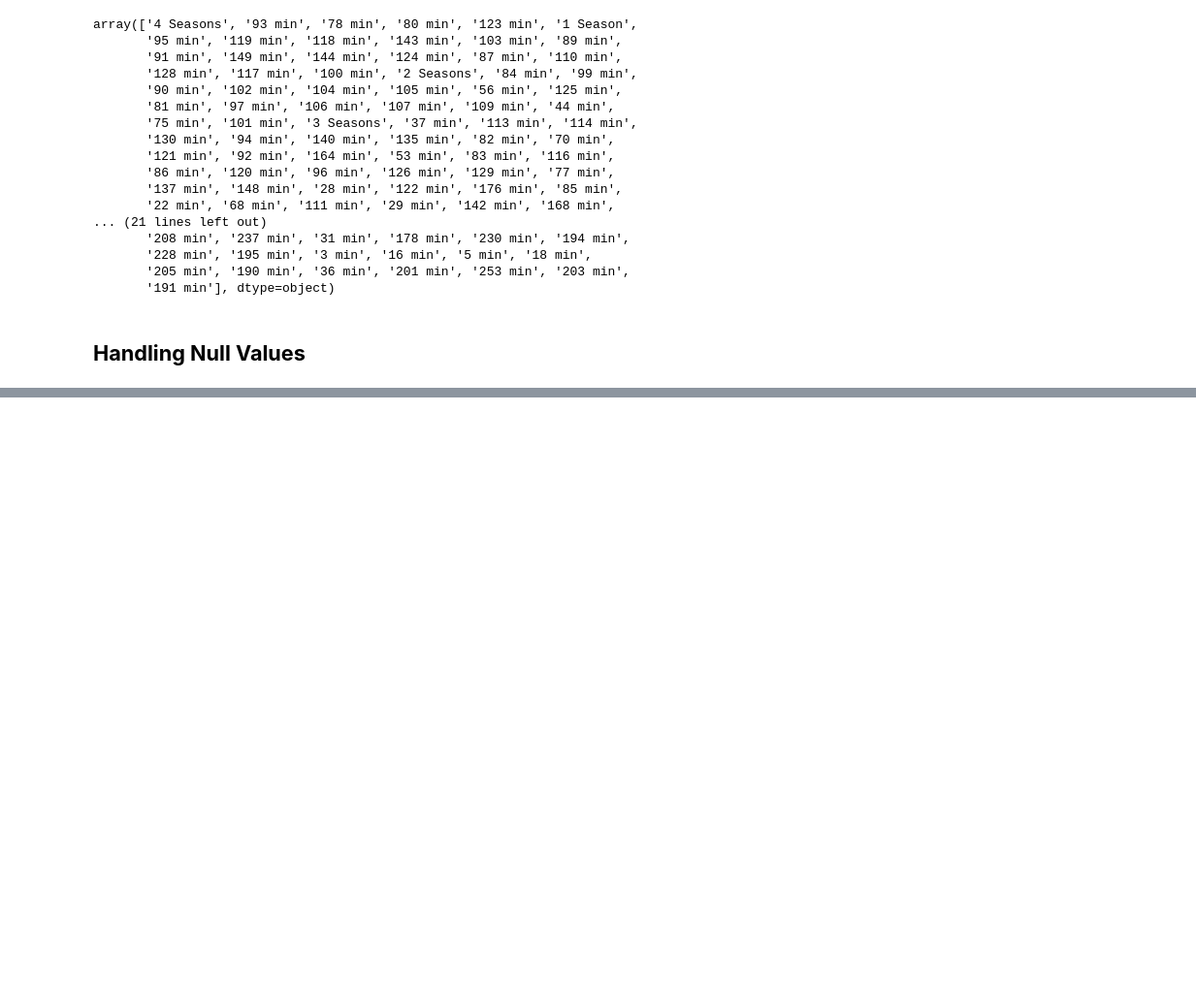
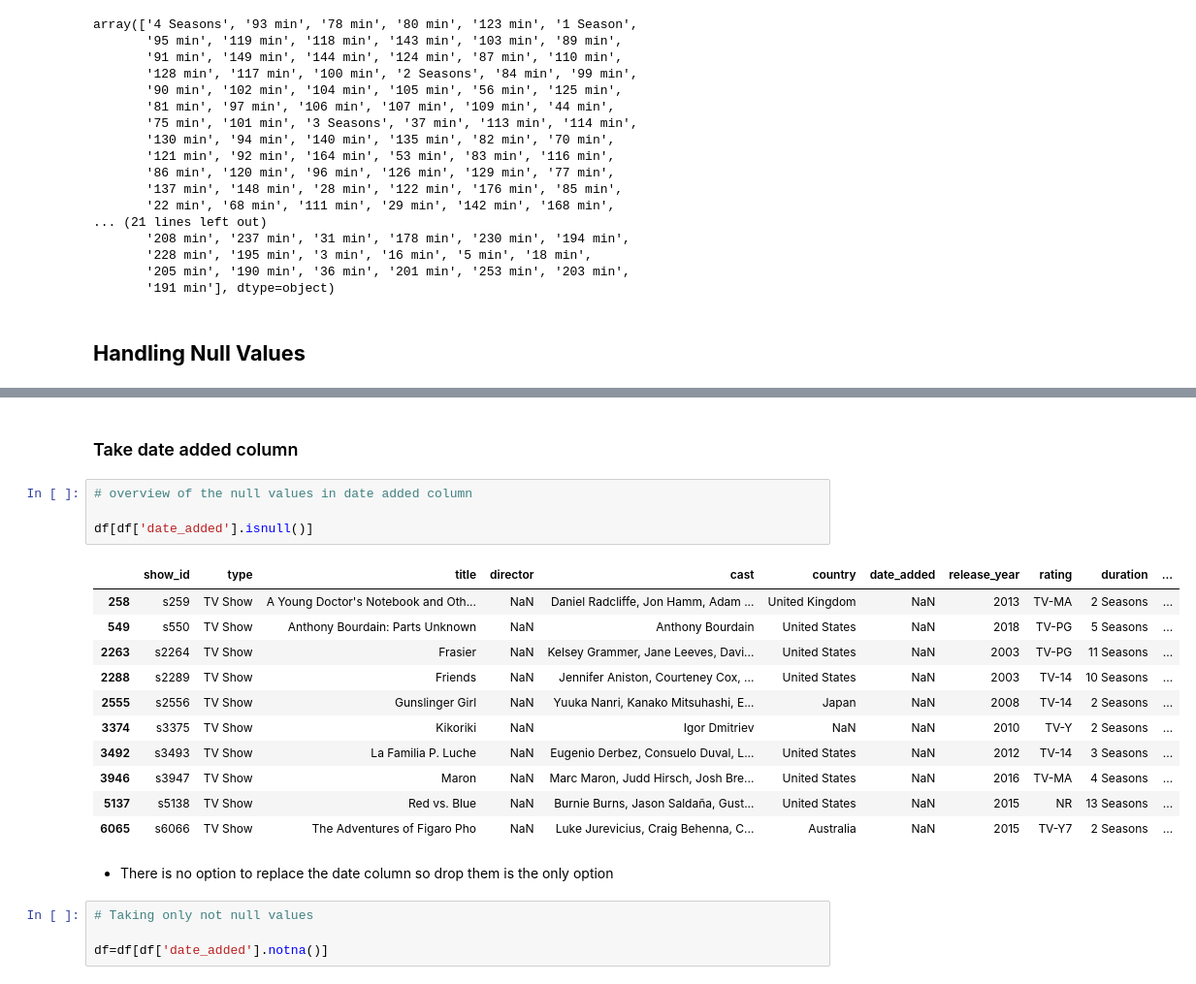
Before and after one commit to tarun422/Netflix-DataSet-Clustring, a Jupyter notebook: Netflix_Clustring.ipynb, the cells around one changed output, grey strips where cells are left out. Shown at 97% size. Saved outputs shown, nothing was run; the diff lists cells and outputs as text; blank space fills up the shorter version.

```diff
--- a/Netflix_Clustring.ipynb
+++ b/Netflix_Clustring.ipynb
@@ -478,0 +526,24 @@ df[df['rating'].isnull()]
+# %% [markdown]
+### Take date added column
+# %%
+# overview of the null values in date added column
+
+df[df['date_added'].isnull()]
+# %% [output]
+|  | show_id | type | title | director | cast | country | date_added | release_year | rating | duration | ... |
+| 258 | s259 | TV Show | A Young Doctor's Notebook and Oth... | NaN | Daniel Radcliffe, Jon Hamm, Adam ... | United Kingdom | NaN | 2013 | TV-MA | 2 Seasons | ... |
+| 549 | s550 | TV Show | Anthony Bourdain: Parts Unknown | NaN | Anthony Bourdain | United States | NaN | 2018 | TV-PG | 5 Seasons | ... |
+| 2263 | s2264 | TV Show | Frasier | NaN | Kelsey Grammer, Jane Leeves, Davi... | United States | NaN | 2003 | TV-PG | 11 Seasons | ... |
+| 2288 | s2289 | TV Show | Friends | NaN | Jennifer Aniston, Courteney Cox, ... | United States | NaN | 2003 | TV-14 | 10 Seasons | ... |
+| 2555 | s2556 | TV Show | Gunslinger Girl | NaN | Yuuka Nanri, Kanako Mitsuhashi, E... | Japan | NaN | 2008 | TV-14 | 2 Seasons | ... |
+| 3374 | s3375 | TV Show | Kikoriki | NaN | Igor Dmitriev | NaN | NaN | 2010 | TV-Y | 2 Seasons | ... |
+| 3492 | s3493 | TV Show | La Familia P. Luche | NaN | Eugenio Derbez, Consuelo Duval, L... | United States | NaN | 2012 | TV-14 | 3 Seasons | ... |
+| 3946 | s3947 | TV Show | Maron | NaN | Marc Maron, Judd Hirsch, Josh Bre... | United States | NaN | 2016 | TV-MA | 4 Seasons | ... |
+| 5137 | s5138 | TV Show | Red vs. Blue | NaN | Burnie Burns, Jason Saldaña, Gust... | United States | NaN | 2015 | NR | 13 Seasons | ... |
+| 6065 | s6066 | TV Show | The Adventures of Figaro Pho | NaN | Luke Jurevicius, Craig Behenna, C... | Australia | NaN | 2015 | TV-Y7 | 2 Seasons | ... |
+# %% [markdown]
+* There is no option to replace the date column so drop them is the only option
+# %%
+# Taking only not null values
+
+df=df[df['date_added'].notna()]
```
Also changed, not shown: parts of 21 cells of this notebook.
